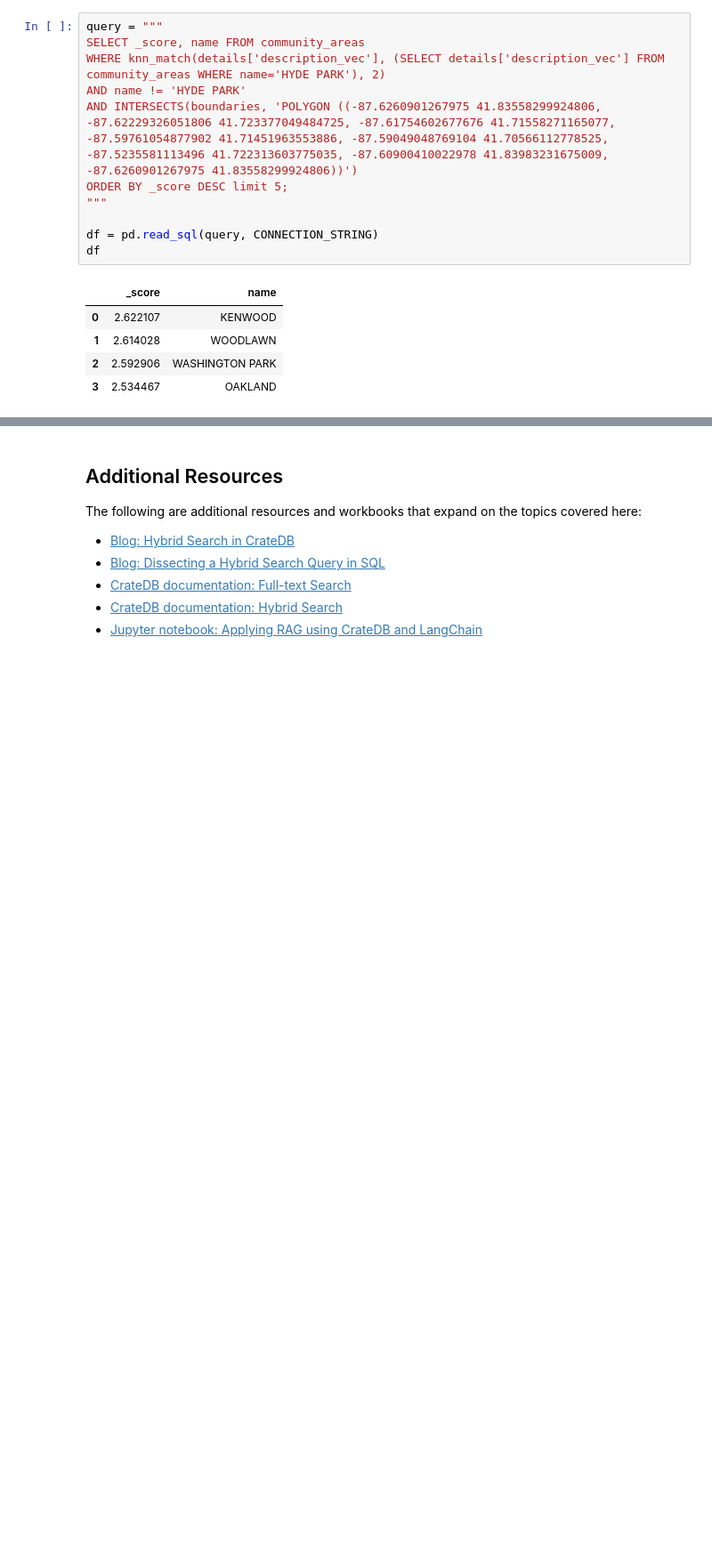
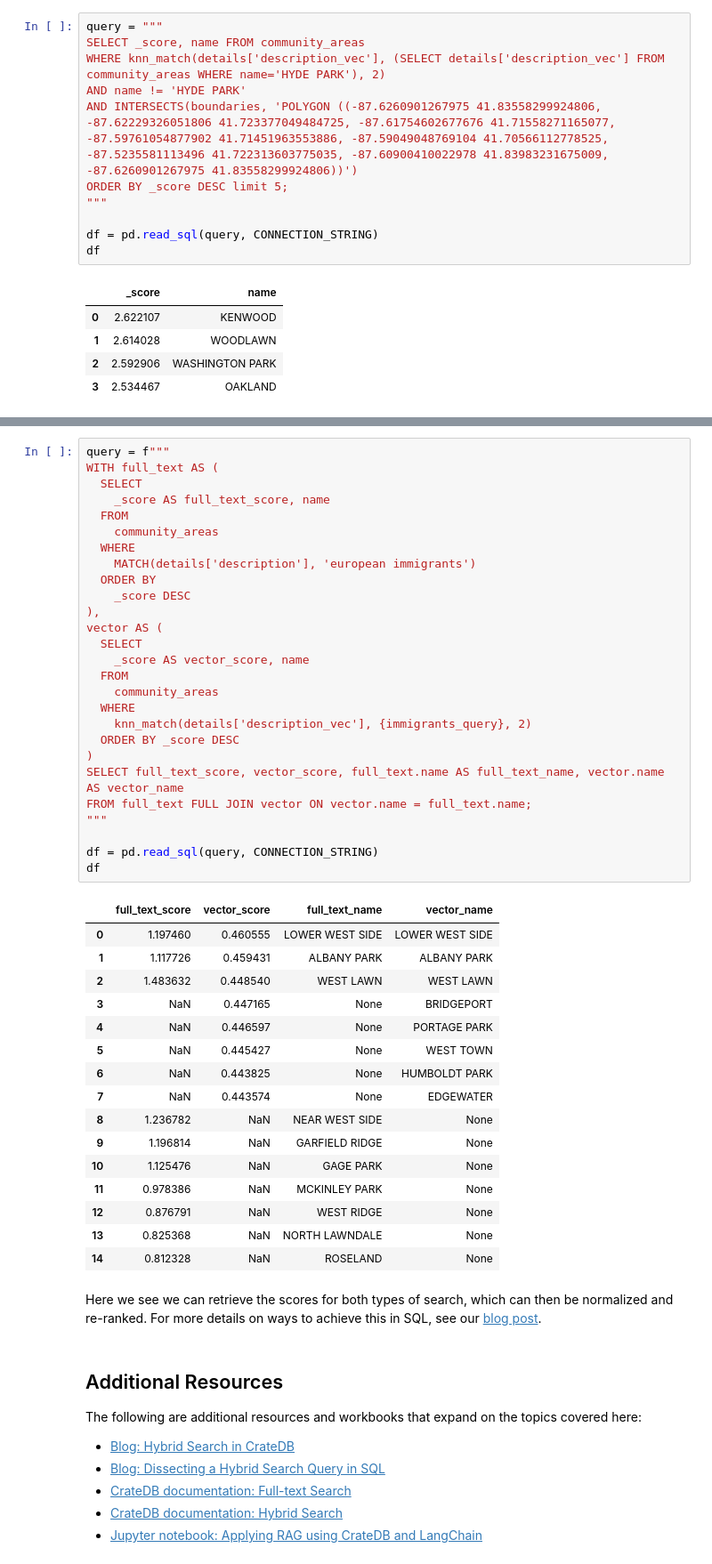
Before and after one commit to crate/academy-fundamentals-course, a Jupyter notebook: notebooks/search/full_text_and_vector_search.ipynb, the cells around one changed output, grey strips where cells are left out. Shown at 89% size. Drawn from its saved outputs; the diff is of its cells as text; blank space fills up the shorter version.

Commit message:
Added hybrid search section.

```diff
--- a/notebooks/search/full_text_and_vector_search.ipynb
+++ b/notebooks/search/full_text_and_vector_search.ipynb
@@ -396,3 +401,49 @@ TODO
+# %%
+query = f"""
+WITH full_text AS (
+  SELECT
+    _score AS full_text_score, name
+  FROM
+    community_areas
+  WHERE
+    MATCH(details['description'], 'european immigrants')
+  ORDER BY
+    _score DESC
+),
+vector AS (
+  SELECT
+    _score AS vector_score, name
+  FROM
+    community_areas
+  WHERE
+    knn_match(details['description_vec'], {immigrants_query}, 2)
+  ORDER BY _score DESC
+)
+SELECT full_text_score, vector_score, full_text.name AS full_text_name, vector.name AS vector_name
+FROM full_text FULL JOIN vector ON vector.name = full_text.name;
+"""
+
+df = pd.read_sql(query, CONNECTION_STRING)
+df
+# %% [output]
+|  | full_text_score | vector_score | full_text_name | vector_name |
+| 0 | 1.197460 | 0.460555 | LOWER WEST SIDE | LOWER WEST SIDE |
+| 1 | 1.117726 | 0.459431 | ALBANY PARK | ALBANY PARK |
+| 2 | 1.483632 | 0.448540 | WEST LAWN | WEST LAWN |
+| 3 | NaN | 0.447165 | None | BRIDGEPORT |
+| 4 | NaN | 0.446597 | None | PORTAGE PARK |
+| 5 | NaN | 0.445427 | None | WEST TOWN |
+| 6 | NaN | 0.443825 | None | HUMBOLDT PARK |
+| 7 | NaN | 0.443574 | None | EDGEWATER |
+| 8 | 1.236782 | NaN | NEAR WEST SIDE | None |
+| 9 | 1.196814 | NaN | GARFIELD RIDGE | None |
+| 10 | 1.125476 | NaN | GAGE PARK | None |
+| 11 | 0.978386 | NaN | MCKINLEY PARK | None |
+| 12 | 0.876791 | NaN | WEST RIDGE | None |
+| 13 | 0.825368 | NaN | NORTH LAWNDALE | None |
+| 14 | 0.812328 | NaN | ROSELAND | None |
+# %% [markdown]
+Here we see we can retrieve the scores for both types of search, which can then be normalized and re-ranked.  For more details on ways to achieve this in SQL, see our [blog post](https://cratedb.com/blog/hybrid-search-explained).
 # %% [markdown]
 ## Additional Resources
 
```
Also changed, not shown: parts of 6 cells of this notebook.
